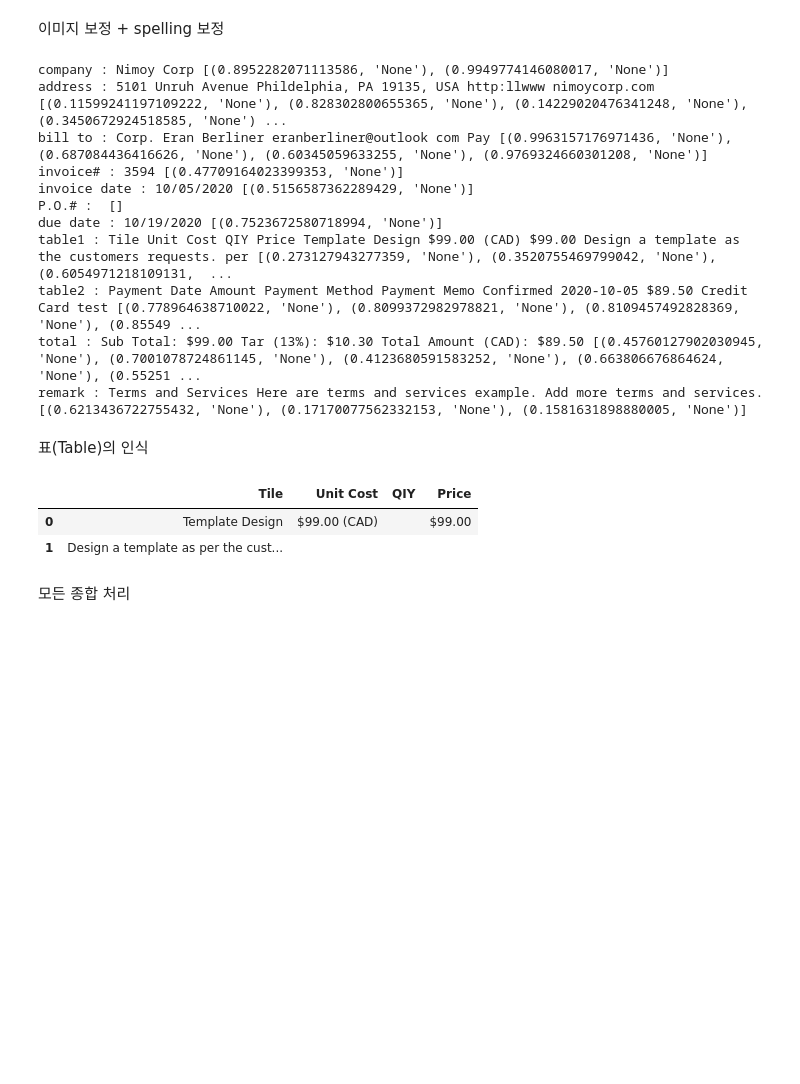
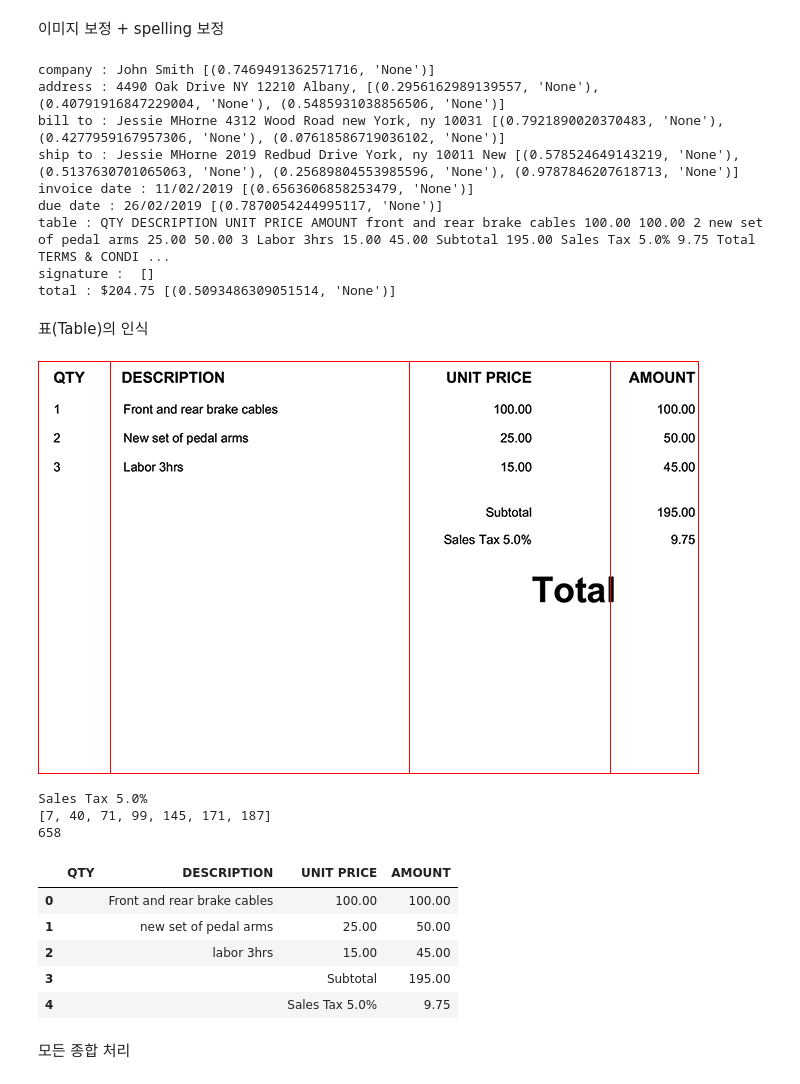
Before and after one commit to dolmani38/OCR, a Jupyter notebook: Untitled19.ipynb, the cells around one changed output. Saved outputs shown, nothing was run; the diff lists cells and outputs as text; code cells hidden in the pictures; blank space fills up the shorter version.

```diff
--- a/Untitled19.ipynb
+++ b/Untitled19.ipynb
@@ -40,6 +40,7 @@ import numpy as np
 import random
 
 invoices=['OCR/invoice/invoice-template-en-band-blue-750px.png',
+'OCR/invoice/invoice-template-en-band-blue-760px.png',
 'OCR/invoice/invoice-template-en-classic-blue-750px.png',
 'OCR/invoice/invoice-paid-1.png']
 
@@ -456,17 +449,15 @@ for k in pattern_type1:
     text,infos = recognition_correction(text_part)
     print(k,':',text.strip(),infos)
 # %% [output]
-company : Nimoy Corp [(0.8952282071113586, 'None'), (0.9949774146080017, 'None')]
-address : 5101 Unruh Avenue Phildelphia, PA 19135, USA http:llwww nimoycorp.com [(0.11599241197109222, 'None'), (0.828302800655365, 'None'), (0.14229020476341248, 'None'), (0.3450672924518585, 'None') ...
-bill to : Corp. Eran Berliner eranberliner@outlook com Pay [(0.9963157176971436, 'None'), (0.687084436416626, 'None'), (0.60345059633255, 'None'), (0.9769324660301208, 'None')]
-invoice# : 3594 [(0.47709164023399353, 'None')]
-invoice date : 10/05/2020 [(0.5156587362289429, 'None')]
-P.O.# :  []
-due date : 10/19/2020 [(0.7523672580718994, 'None')]
-table1 : Tile Unit Cost QIY Price Template Design $99.00 (CAD) $99.00 Design a template as the customers requests. per [(0.273127943277359, 'None'), (0.3520755469799042, 'None'), (0.6054971218109131,  ...
-table2 : Payment Date Amount Payment Method Payment Memo Confirmed 2020-10-05 $89.50 Credit Card test [(0.778964638710022, 'None'), (0.8099372982978821, 'None'), (0.8109457492828369, 'None'), (0.85549 ...
-total : Sub Total: $99.00 Tar (13%): $10.30 Total Amount (CAD): $89.50 [(0.45760127902030945, 'None'), (0.7001078724861145, 'None'), (0.4123680591583252, 'None'), (0.663806676864624, 'None'), (0.55251 ...
-remark : Terms and Services Here are terms and services example. Add more terms and services. [(0.6213436722755432, 'None'), (0.17170077562332153, 'None'), (0.1581631898880005, 'None')]
+company : John Smith [(0.7469491362571716, 'None')]
+address : 4490 Oak Drive NY 12210 Albany, [(0.2956162989139557, 'None'), (0.40791916847229004, 'None'), (0.5485931038856506, 'None')]
+bill to : Jessie MHorne 4312 Wood Road new York, ny 10031 [(0.7921890020370483, 'None'), (0.4277959167957306, 'None'), (0.07618586719036102, 'None')]
+ship to : Jessie MHorne 2019 Redbud Drive York, ny 10011 New [(0.578524649143219, 'None'), (0.5137630701065063, 'None'), (0.25689804553985596, 'None'), (0.9787846207618713, 'None')]
+invoice date : 11/02/2019 [(0.6563606858253479, 'None')]
+due date : 26/02/2019 [(0.7870054244995117, 'None')]
+table : QTY DESCRIPTION UNIT PRICE AMOUNT front and rear brake cables 100.00 100.00 2 new set of pedal arms 25.00 50.00 3 Labor 3hrs 15.00 45.00 Subtotal 195.00 Sales Tax 5.0% 9.75 Total TERMS & CONDI ...
+signature :  []
+total : $204.75 [(0.5093486309051514, 'None')]
 # %% [markdown]
 표(Table)의 인식
 # %%
@@ -480,7 +471,11 @@ class TableImage2DataFrame:
     def __init__(self, image,table_info):
         self.column_rect = []
         t = table_info['rect']
+        self.top = t[1]
         self.column_offset = table_info['x']
+        self.end_word = ""
+        if 'end' in table_info:
+            self.end_word = table_info['end']
         self.raw_offset = []
         self.table_part=image[t[1]:t[3],t[0]:t[2],:]
         self.lx = t[2]-t[0]-1
@@ -512,16 +507,22 @@ class TableImage2DataFrame:
             texts = ""
             for result in results:
                 rect = result[0]
-                #text = result[1]
-                #prob = result[2]
-                self.__add_offset(rect[0][1])
-                #print(text,prob,rect)
-            #print('-'*30)
+                #print(rect)
+                text = result[1]
+                if len(self.end_word) > 0 and text.find(self.end_word) > -1:
+                    self.__add_offset(rect[0][1])
+                    self.__add_offset(rect[2][1])
+                    #print(text)
+                    return None
+                else:
+                    self.__add_offset(rect[0][1])
         self.__add_offset(self.ly)
         #print(self.raw_offset)
 
     def get_table_data(self,scale_percent = 200,rate_threshold=0.4):
         self.__get_rawoffset()
+        self.raw_offset.sort()
+        #print(self.raw_offset)
         data = {}
         for (r0,r1),(r2,r3) in self.column_rect:
             header = ""
@@ -535,15 +536,23 @@ class TableImage2DataFrame:
                     data[header].append(text)
 
         df = pd.DataFrame(data)
-        return df
+        return df, max(self.raw_offset) + self.top
 # %%
-tf = TableImage2DataFrame(im_data,pattern_type1['table1'])
-df = tf.get_table_data(scale_percent = 200)
+tf = TableImage2DataFrame(im_data,pattern_type1['table'])
+df,ly = tf.get_table_data(scale_percent = 100)
+print(ly)
 df
 # %% [output]
+[figure, added]
+Sales Tax 5.0%
+[7, 40, 71, 99, 145, 171, 187]
+658
-|  | Tile | Unit Cost | QIY | Price |
-| 0 | Template Design | $99.00 (CAD) |  | $99.00 |
-| 1 | Design a template as per the cust... |  |  |  |
+|  | QTY | DESCRIPTION | UNIT PRICE | AMOUNT |
+| 0 |  | Front and rear brake cables | 100.00 | 100.00 |
+| 1 |  | new set of pedal arms | 25.00 | 50.00 |
+| 2 |  | labor 3hrs | 15.00 | 45.00 |
+| 3 |  |  | Subtotal | 195.00 |
+| 4 |  |  | Sales Tax 5.0% | 9.75 |
 # %% [markdown]
 모든 종합 처리
 # %%
```
Also changed, not shown: parts of 8 cells of this notebook.
